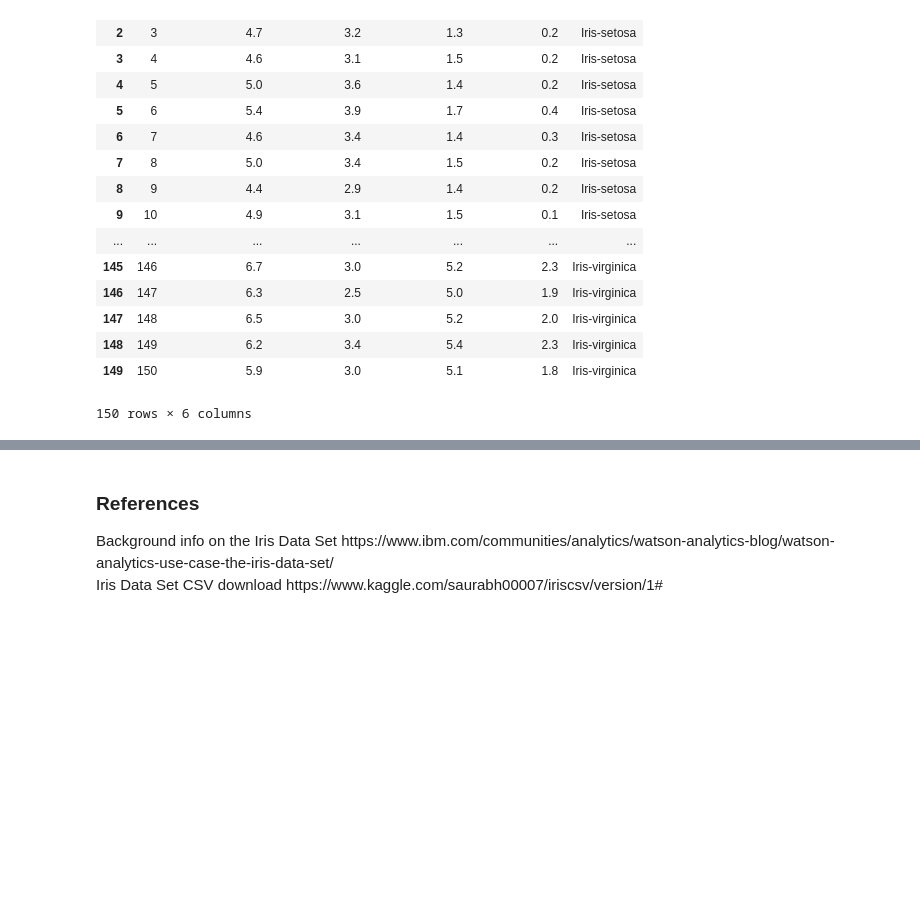
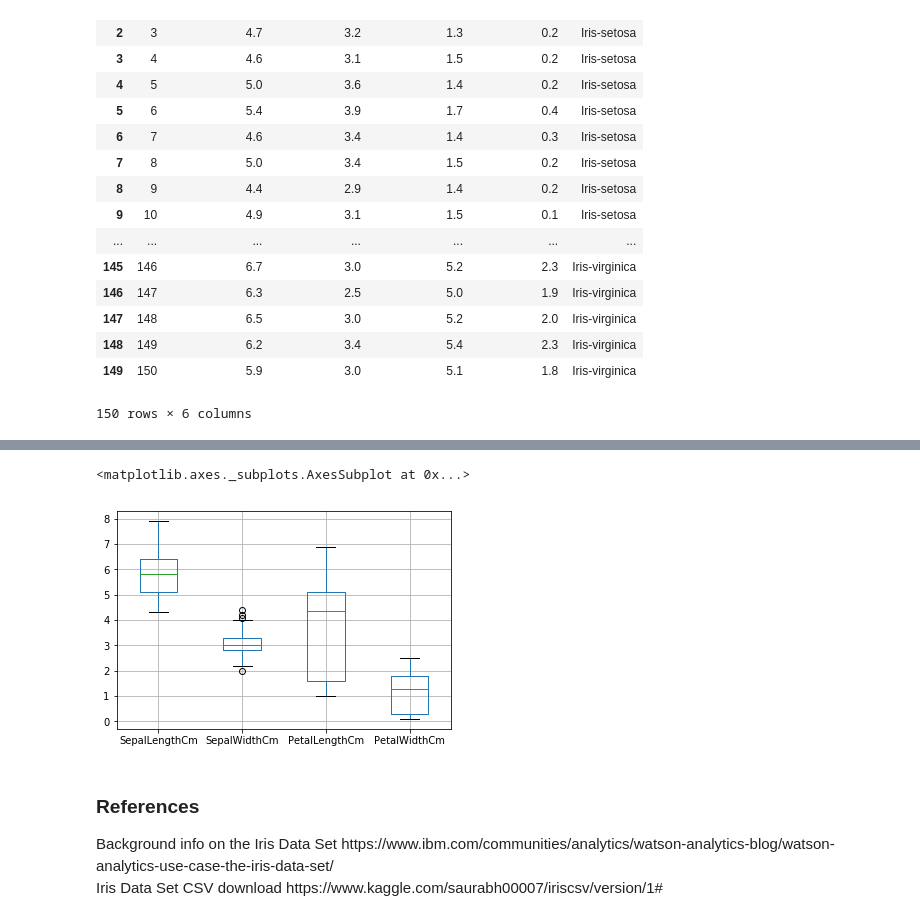
Before and after one commit to cobhan/pands-project-2019, a Jupyter notebook: Iris Dataset Project 2019.ipynb, the cells around one changed output, grey strips where cells are left out. Cells and saved outputs as stored; diff of their text form; code cells hidden in the pictures; blank space fills up the shorter version.

```diff
--- a/Iris Dataset Project 2019.ipynb
+++ b/Iris Dataset Project 2019.ipynb
@@ -53,3 +74,8 @@ df #view dataset
+# %%
+df.boxplot(column=['SepalLengthCm', 'SepalWidthCm', 'PetalLengthCm', 'PetalWidthCm'])
+# %% [output]
+<matplotlib.axes._subplots.AxesSubplot at 0x...>
+[figure, added]
 # %% [markdown]
 <h3>References</h3>
 Background info on the Iris Data Set https://www.ibm.com/communities/analytics/watson-analytics-blog/watson-analytics-use-case-the-iris-data-set/<br>
```
Also changed, not shown: parts of 6 cells of this notebook.
